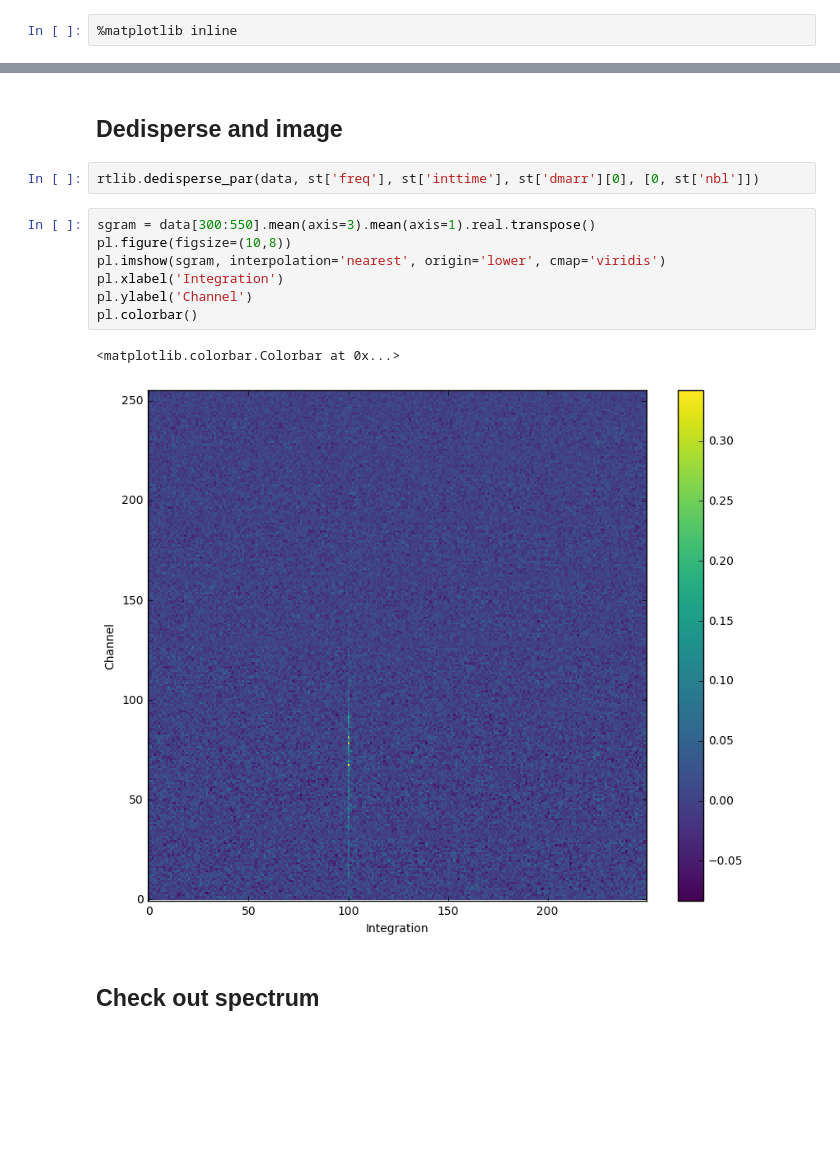
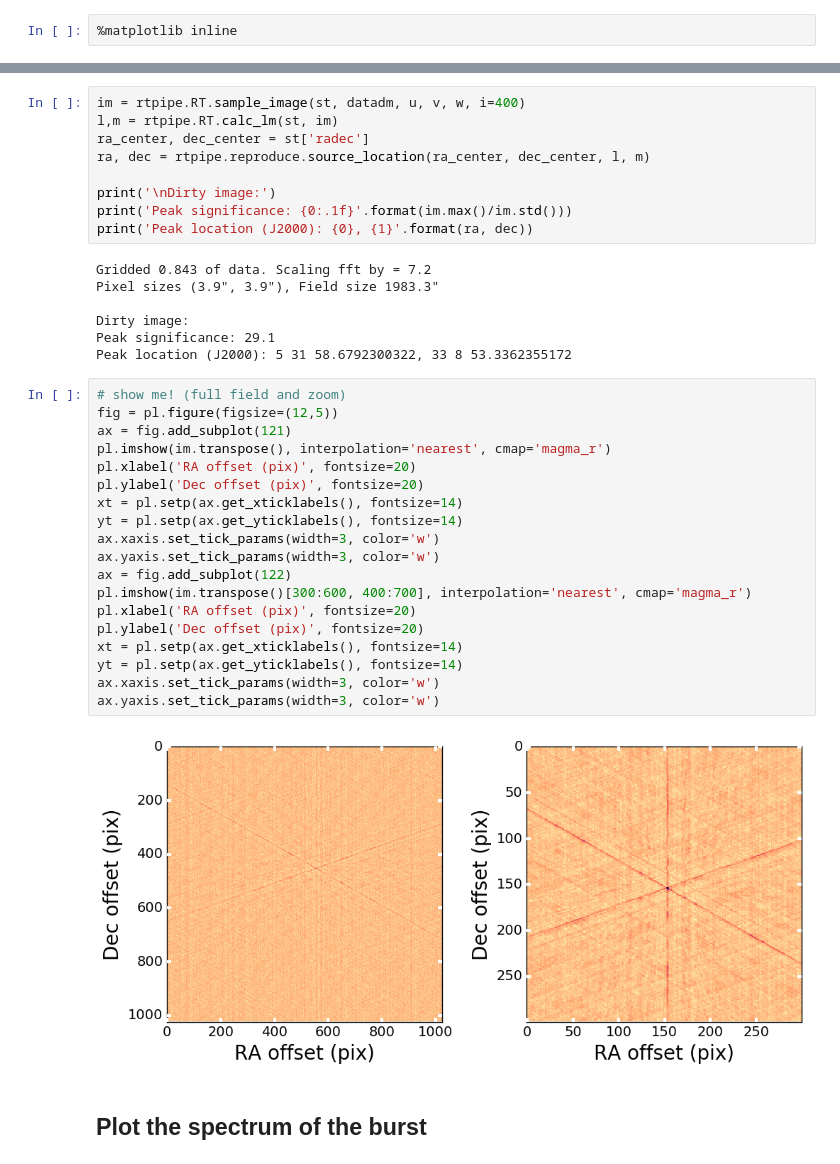
Before and after one commit to caseyjlaw/FRB121102, a Jupyter notebook: demo_FRB121102.ipynb, the cells around one changed output, grey strips where cells are left out. Cells and saved outputs as stored; diff of their text form; blank space fills up the shorter version.

```diff
--- a/demo_FRB121102.ipynb
+++ b/demo_FRB121102.ipynb
@@ -160,17 +173,40 @@ Audio(mp3name)
-# %% [markdown]
-## Dedisperse and image
-# %%
-rtlib.dedisperse_par(data, st['freq'], st['inttime'], st['dmarr'][0], [0, st['nbl']])
-# %%
-sgram = data[300:550].mean(axis=3).mean(axis=1).real.transpose()
-pl.figure(figsize=(10,8))
-pl.imshow(sgram, interpolation='nearest', origin='lower', cmap='viridis')
-pl.xlabel('Integration')
-pl.ylabel('Channel')
-pl.colorbar()
-# %% [output]
-<matplotlib.colorbar.Colorbar at 0x...>
-[figure, removed]
-# %% [markdown]
-## Check out spectrum
+# %%
+im = rtpipe.RT.sample_image(st, datadm, u, v, w, i=400)
+l,m = rtpipe.RT.calc_lm(st, im)
+ra_center, dec_center = st['radec']
+ra, dec = rtpipe.reproduce.source_location(ra_center, dec_center, l, m)
+
+print('\nDirty image:')
+print('Peak significance: {0:.1f}'.format(im.max()/im.std()))
+print('Peak location (J2000): {0}, {1}'.format(ra, dec))
+# %% [output]
+Gridded 0.843 of data. Scaling fft by = 7.2
+Pixel sizes (3.9", 3.9"), Field size 1983.3"
+
+Dirty image:
+Peak significance: 29.1
+Peak location (J2000): 5 31 58.6792300322, 33 8 53.3362355172
+# %%
+# show me! (full field and zoom)
+fig = pl.figure(figsize=(12,5))
+ax = fig.add_subplot(121)
+pl.imshow(im.transpose(), interpolation='nearest', cmap='magma_r')
+pl.xlabel('RA offset (pix)', fontsize=20)
+pl.ylabel('Dec offset (pix)', fontsize=20)
+xt = pl.setp(ax.get_xticklabels(), fontsize=14)
+yt = pl.setp(ax.get_yticklabels(), fontsize=14)
+ax.xaxis.set_tick_params(width=3, color='w')
+ax.yaxis.set_tick_params(width=3, color='w')
+ax = fig.add_subplot(122)
+pl.imshow(im.transpose()[300:600, 400:700], interpolation='nearest', cmap='magma_r')
+pl.xlabel('RA offset (pix)', fontsize=20)
+pl.ylabel('Dec offset (pix)', fontsize=20)
+xt = pl.setp(ax.get_xticklabels(), fontsize=14)
+yt = pl.setp(ax.get_yticklabels(), fontsize=14)
+ax.xaxis.set_tick_params(width=3, color='w')
+ax.yaxis.set_tick_params(width=3, color='w')
+# %% [output]
+[figure, added]
+# %% [markdown]
+## Plot the spectrum of the burst
 # %%
```
Also changed, not shown: parts of 24 cells of this notebook.
